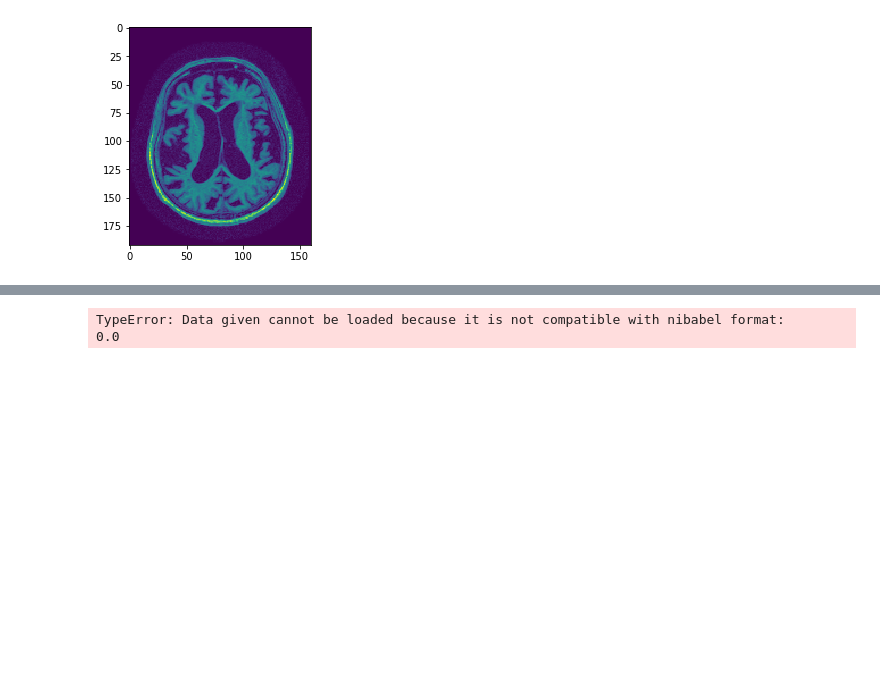
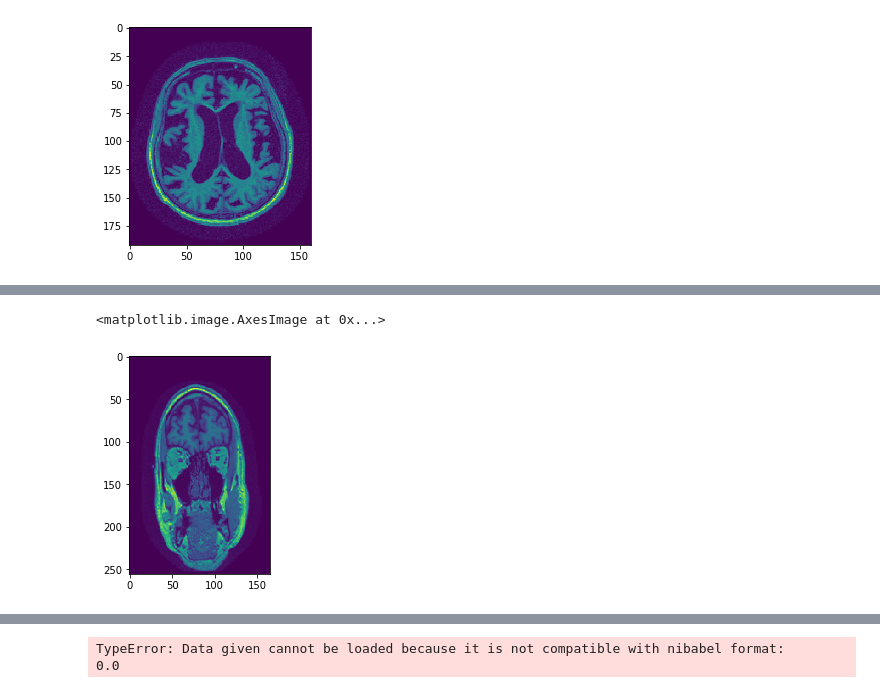
Before and after one commit to karellat/msc, a Jupyter notebook: HelloNeuron.ipynb, the cells around one changed output, grey strips where cells are left out. Saved outputs shown, nothing was run; the diff lists cells and outputs as text; code cells hidden in the pictures; blank space fills up the shorter version.

```diff
--- a/HelloNeuron.ipynb
+++ b/HelloNeuron.ipynb
@@ -122 +101,6 @@ data = read_nii_arrays("data")
+# %%
+plt.imshow(data[0][:,80,:])
+# %% [output]
+<matplotlib.image.AxesImage at 0x...>
+[figure, added]
 # %%
```
Also changed, not shown: parts of 34 cells of this notebook.
